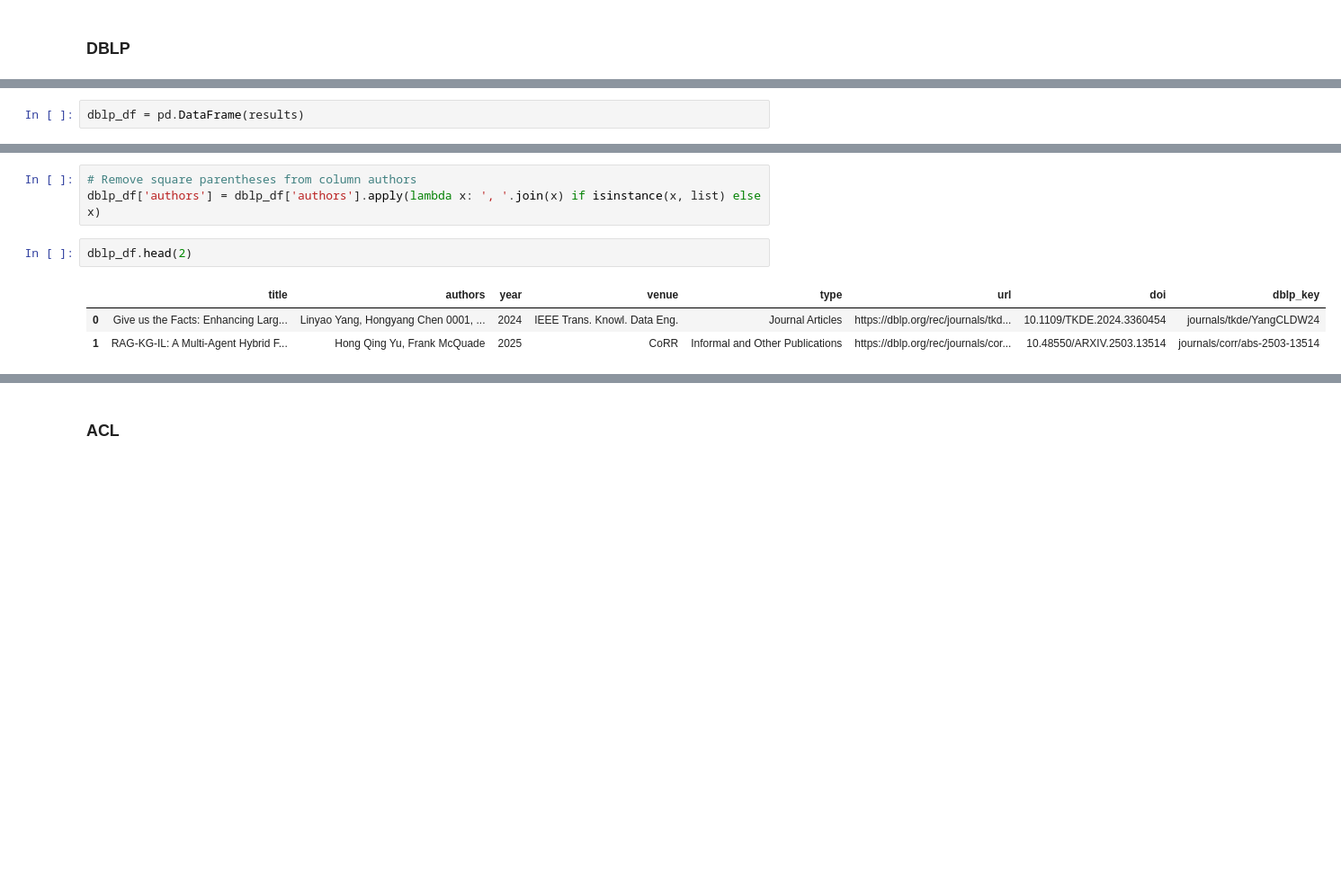
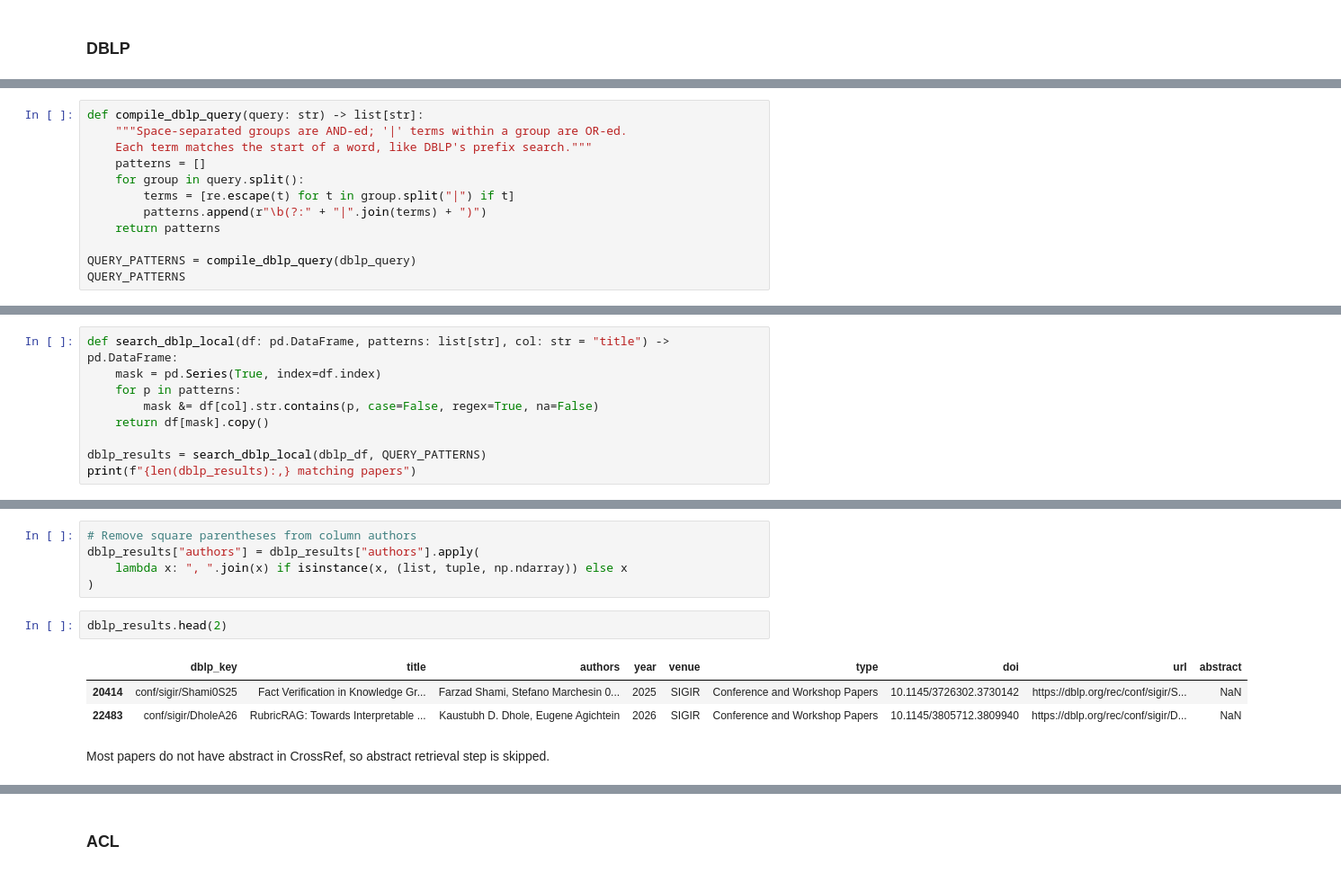
Before and after one commit to dmki-tuwien/Hallucination-KG-Survey, a Jupyter notebook: src/literature_review.ipynb, the cells around one changed output, grey strips where cells are left out. Shown at 90% size. Cells and saved outputs as stored; diff of their text form; blank space fills up the shorter version.

Commit message:
Updated analysis and search.

```diff
--- a/src/literature_review.ipynb
+++ b/src/literature_review.ipynb
@@ -138,2 +119,12 @@ for result in results[:5]:  # Print first 5 results
-# %%
-dblp_df = pd.DataFrame(results)
+# %%
+def compile_dblp_query(query: str) -> list[str]:
+    """Space-separated groups are AND-ed; '|' terms within a group are OR-ed.
+    Each term matches the start of a word, like DBLP's prefix search."""
+    patterns = []
+    for group in query.split():
+        terms = [re.escape(t) for t in group.split("|") if t]
+        patterns.append(r"\b(?:" + "|".join(terms) + ")")
+    return patterns
+
+QUERY_PATTERNS = compile_dblp_query(dblp_query)
+QUERY_PATTERNS
@@ -139,0 +135,9 @@ dblp_df = pd.DataFrame(results)
+# %%
+def search_dblp_local(df: pd.DataFrame, patterns: list[str], col: str = "title") -> pd.DataFrame:
+    mask = pd.Series(True, index=df.index)
+    for p in patterns:
+        mask &= df[col].str.contains(p, case=False, regex=True, na=False)
+    return df[mask].copy()
+
+dblp_results = search_dblp_local(dblp_df, QUERY_PATTERNS)
+print(f"{len(dblp_results):,} matching papers")
@@ -140,10 +159,14 @@ dblp_df = pd.DataFrame(results)
 # %%
 # Remove square parentheses from column authors
-dblp_df['authors'] = dblp_df['authors'].apply(lambda x: ', '.join(x) if isinstance(x, list) else x)
+dblp_results["authors"] = dblp_results["authors"].apply(
+    lambda x: ", ".join(x) if isinstance(x, (list, tuple, np.ndarray)) else x
+)
 # %%
-dblp_df.head(2)
+dblp_results.head(2)
 # %% [output]
-|  | title | authors | year | venue | type | url | doi | dblp_key |
-| 0 | Give us the Facts: Enhancing Larg... | Linyao Yang, Hongyang Chen 0001, ... | 2024 | IEEE Trans. Knowl. Data Eng. | Journal Articles | https://dblp.org/rec/journals/tkd... | 10.1109/TKDE.2024.3360454 | journals/tkde/YangCLDW24 |
-| 1 | RAG-KG-IL: A Multi-Agent Hybrid F... | Hong Qing Yu, Frank McQuade | 2025 | CoRR | Informal and Other Publications | https://dblp.org/rec/journals/cor... | 10.48550/ARXIV.2503.13514 | journals/corr/abs-2503-13514 |
+|  | dblp_key | title | authors | year | venue | type | doi | url | abstract |
+| 20414 | conf/sigir/Shami0S25 | Fact Verification in Knowledge Gr... | Farzad Shami, Stefano Marchesin 0... | 2025 | SIGIR | Conference and Workshop Papers | 10.1145/3726302.3730142 | https://dblp.org/rec/conf/sigir/S... | NaN |
+| 22483 | conf/sigir/DholeA26 | RubricRAG: Towards Interpretable ... | Kaustubh D. Dhole, Eugene Agichtein | 2026 | SIGIR | Conference and Workshop Papers | 10.1145/3805712.3809940 | https://dblp.org/rec/conf/sigir/D... | NaN |
+# %% [markdown]
+Most papers do not have abstract in CrossRef, so abstract retrieval step is skipped.
 # %%
```
Also changed, not shown: parts of 52 cells of this notebook, 5 other files.
